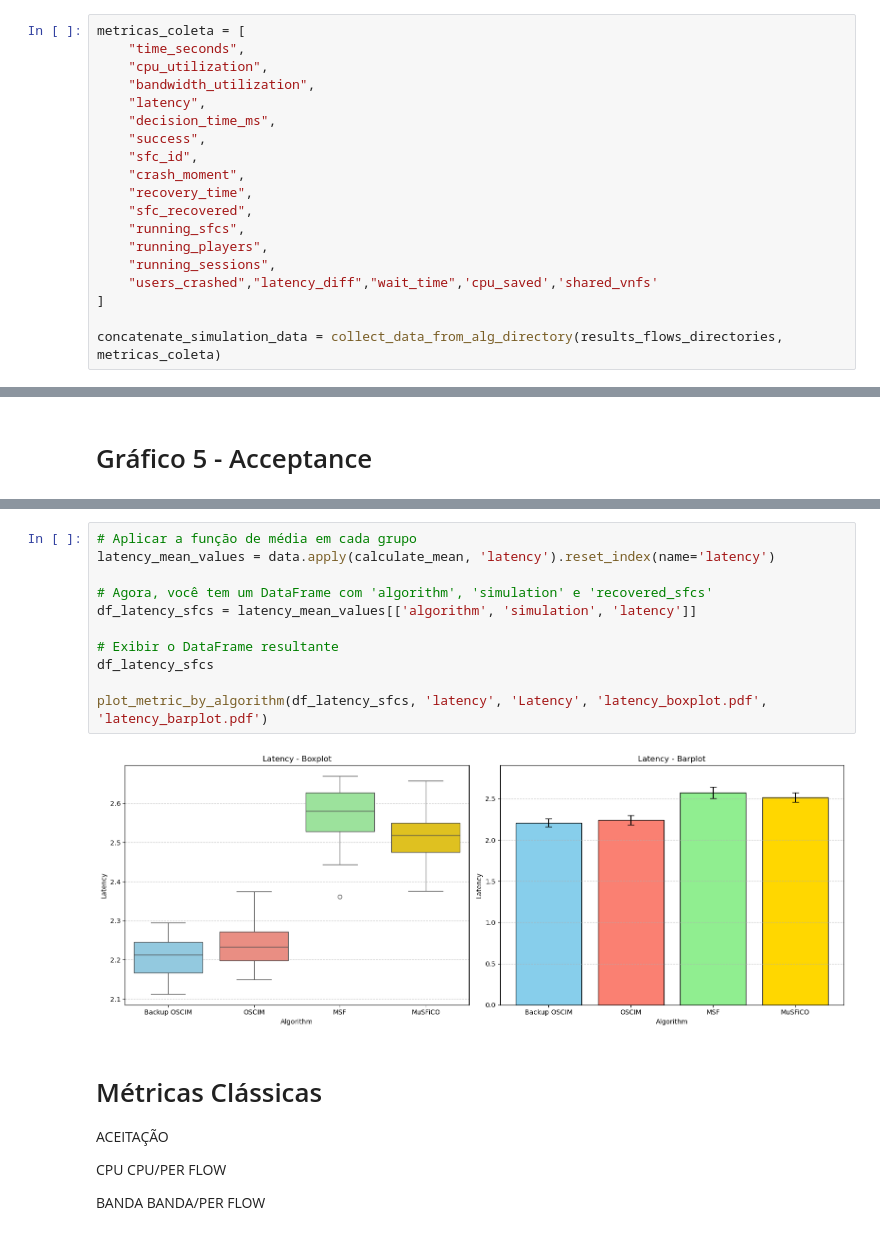
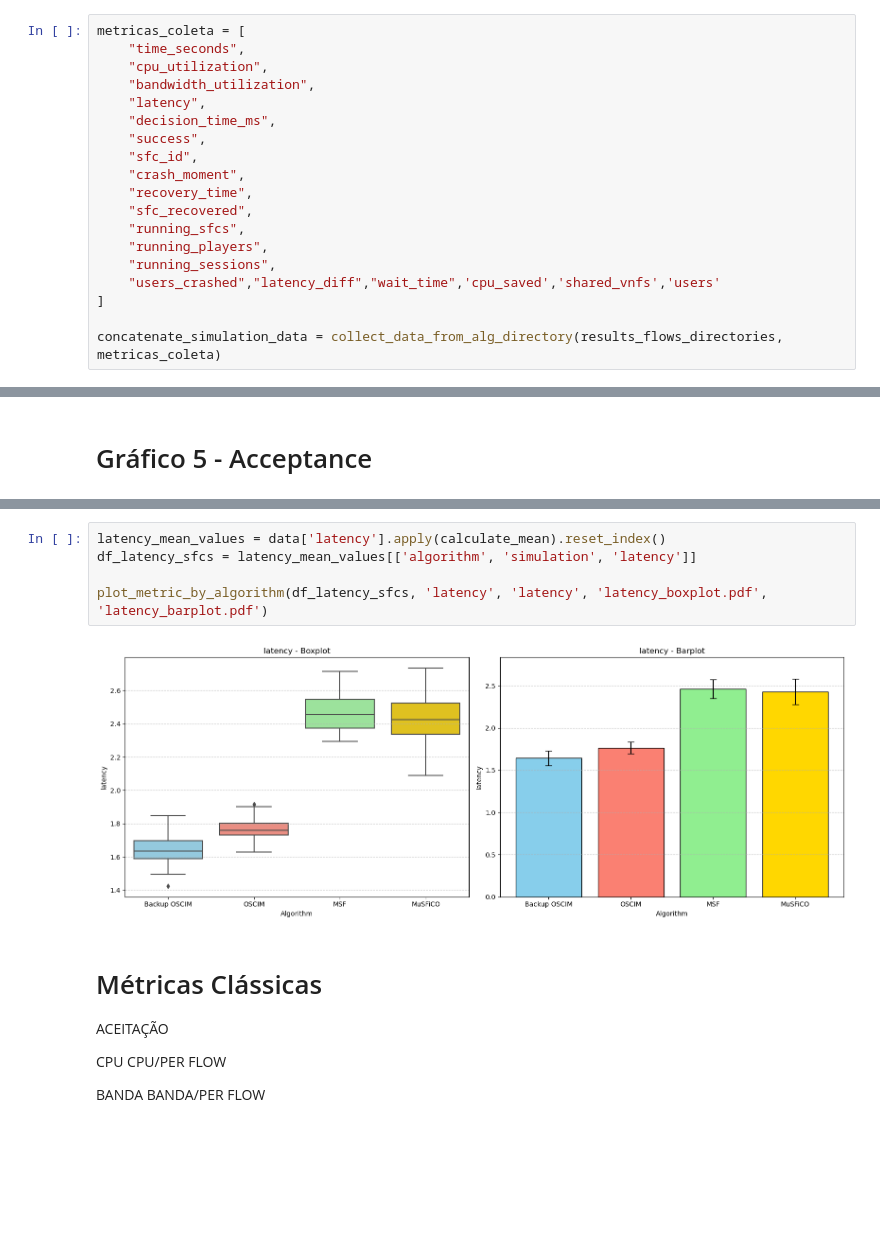
Before and after one commit to FialhoSJ/multi-user-sfc, a Jupyter notebook: plots/2024/muar_and_resilience.ipynb, the cells around one changed output, grey strips where cells are left out. Saved outputs shown, nothing was run; the diff lists cells and outputs as text; blank space fills up the shorter version.

```diff
--- a/plots/2024/muar_and_resilience.ipynb
+++ b/plots/2024/muar_and_resilience.ipynb
@@ -146,7 +146,7 @@ metricas_coleta = [
     "running_sfcs",
     "running_players",
     "running_sessions",
-    "users_crashed","latency_diff","wait_time",'cpu_saved','shared_vnfs'
+    "users_crashed","latency_diff","wait_time",'cpu_saved','shared_vnfs','users'
 ]
 
 concatenate_simulation_data = collect_data_from_alg_directory(results_flows_directories, metricas_coleta)
@@ -439,16 +448,10 @@ plot_metric_by_algorithm(df_success_sfcs, 'success', 'Acceptance Ratio', 'sucess
 # %%
-# Aplicar a função de média em cada grupo
-latency_mean_values = data.apply(calculate_mean, 'latency').reset_index(name='latency')
-
-# Agora, você tem um DataFrame com 'algorithm', 'simulation' e 'recovered_sfcs'
+latency_mean_values = data['latency'].apply(calculate_mean).reset_index()
 df_latency_sfcs = latency_mean_values[['algorithm', 'simulation', 'latency']]
 
-# Exibir o DataFrame resultante
-df_latency_sfcs
-
-plot_metric_by_algorithm(df_latency_sfcs, 'latency', 'Latency', 'latency_boxplot.pdf', 'latency_barplot.pdf')
+plot_metric_by_algorithm(df_latency_sfcs, 'latency', 'latency', 'latency_boxplot.pdf', 'latency_barplot.pdf')
 # %% [output]
-[figure, old version]
+[figure, new version]
 # %% [markdown]
 # Métricas Clássicas
 
```
Also changed, not shown: parts of 28 cells of this notebook, 9 other files.
